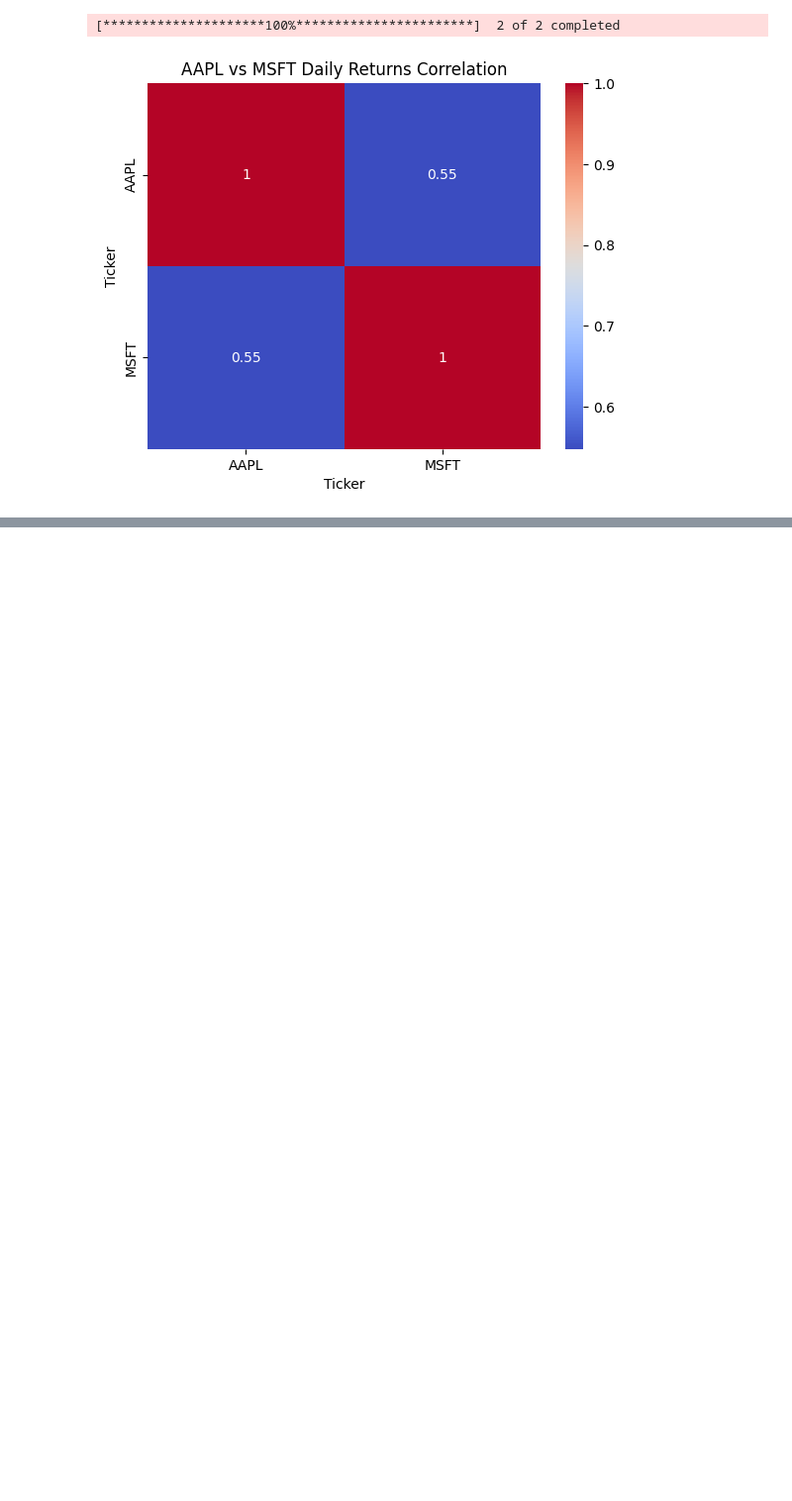
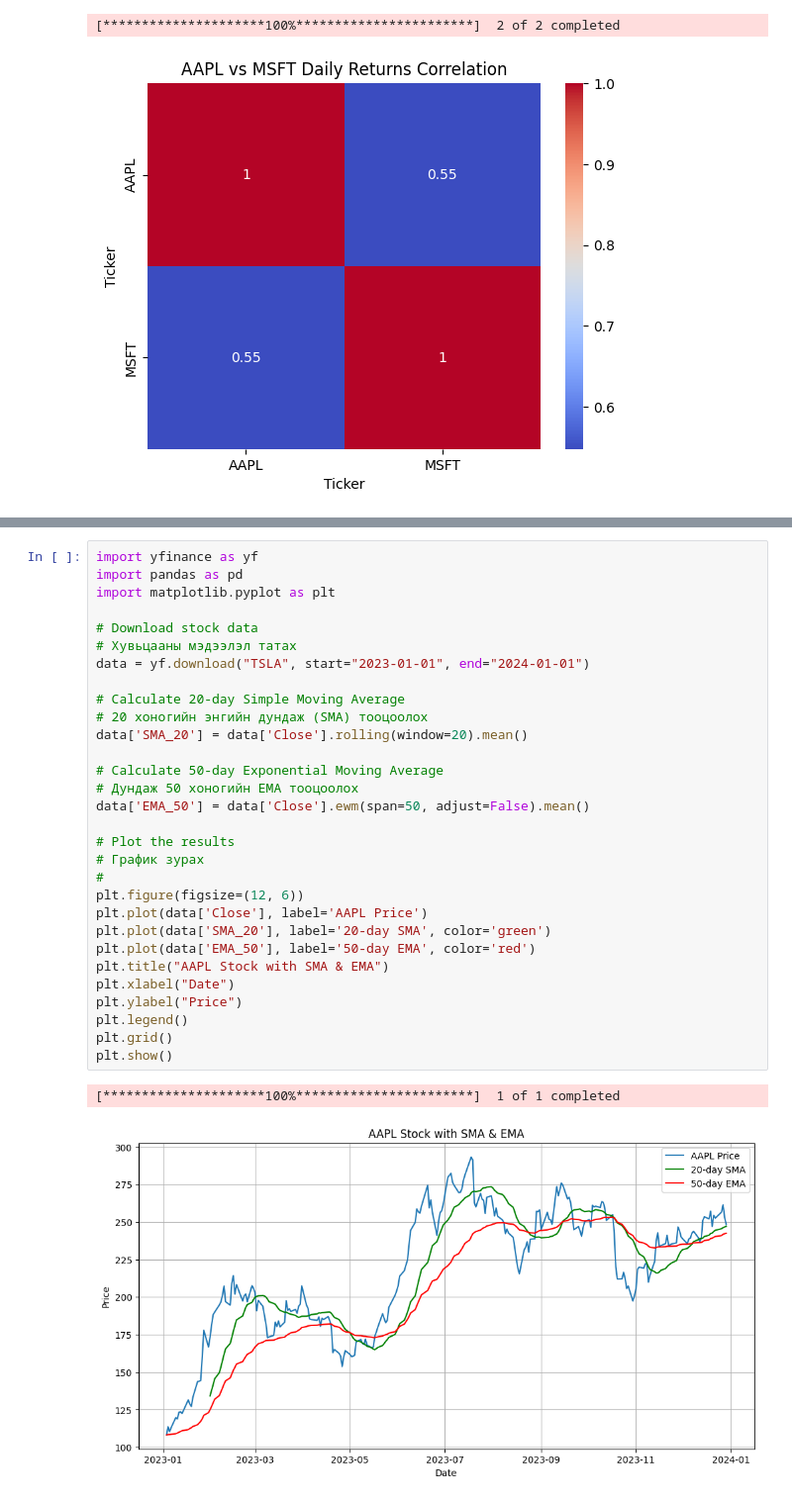
Before and after one commit to Ebt0827/financial-markets-analysis, a Jupyter notebook: stock_analysis.ipynb, the cells around one changed output, grey strips where cells are left out. Shown at 99% size. Saved outputs shown, nothing was run; the diff lists cells and outputs as text; blank space fills up the shorter version.

```diff
--- a/stock_analysis.ipynb
+++ b/stock_analysis.ipynb
@@ -227,0 +281,33 @@ plt.show()
+# %%
+import yfinance as yf
+import pandas as pd
+import matplotlib.pyplot as plt
+
+# Download stock data
+# Хувьцааны мэдээлэл татах
+data = yf.download("TSLA", start="2023-01-01", end="2024-01-01")
+
+# Calculate 20-day Simple Moving Average
+# 20 хоногийн энгийн дундаж (SMA) тооцоолох
+data['SMA_20'] = data['Close'].rolling(window=20).mean()
+
+# Calculate 50-day Exponential Moving Average
+# Дундаж 50 хоногийн EMA тооцоолох
+data['EMA_50'] = data['Close'].ewm(span=50, adjust=False).mean()
+
+# Plot the results
+# График зурах
+#
+plt.figure(figsize=(12, 6))
+plt.plot(data['Close'], label='AAPL Price')
+plt.plot(data['SMA_20'], label='20-day SMA', color='green')
+plt.plot(data['EMA_50'], label='50-day EMA', color='red')
+plt.title("AAPL Stock with SMA & EMA")
+plt.xlabel("Date")
+plt.ylabel("Price")
+plt.legend()
+plt.grid()
+plt.show()
+# %% [output]
+[*********************100%***********************]  1 of 1 completed
+[figure, added]
```
Also changed, not shown: parts of 14 cells of this notebook, 9 other files.
